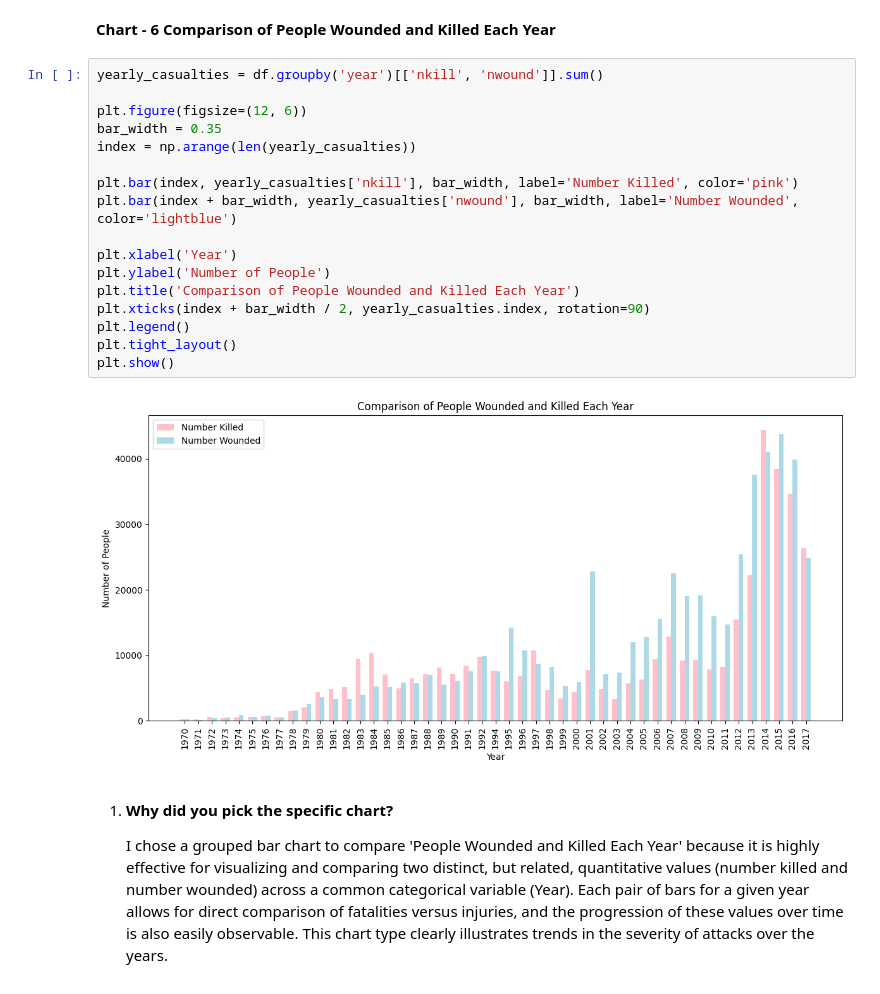
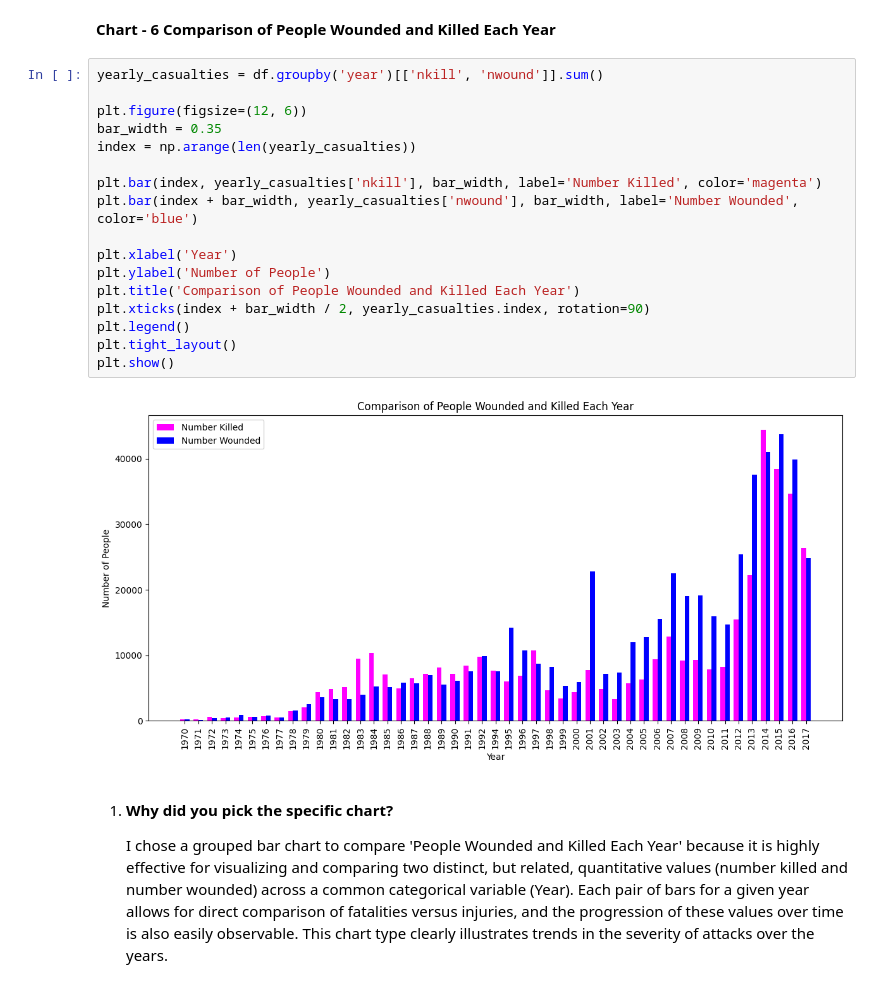
Before and after one commit to Adiba101/DS-ASSIGNMENT3-TERRORISM-, a Jupyter notebook: DS_Assignment3.ipynb, the cells around one changed output. Drawn from its saved outputs; the diff is of its cells as text.

```diff
--- a/DS_Assignment3.ipynb
+++ b/DS_Assignment3.ipynb
@@ -991,22 +996,22 @@ plt.show()
 # %%
 yearly_casualties = df.groupby('year')[['nkill', 'nwound']].sum()
 
 plt.figure(figsize=(12, 6))
 bar_width = 0.35
 index = np.arange(len(yearly_casualties))
 
-plt.bar(index, yearly_casualties['nkill'], bar_width, label='Number Killed', color='pink')
-plt.bar(index + bar_width, yearly_casualties['nwound'], bar_width, label='Number Wounded', color='lightblue')
+plt.bar(index, yearly_casualties['nkill'], bar_width, label='Number Killed', color='magenta')
+plt.bar(index + bar_width, yearly_casualties['nwound'], bar_width, label='Number Wounded', color='blue')
 
 plt.xlabel('Year')
 plt.ylabel('Number of People')
 plt.title('Comparison of People Wounded and Killed Each Year')
 plt.xticks(index + bar_width / 2, yearly_casualties.index, rotation=90)
 plt.legend()
 plt.tight_layout()
 plt.show()
 # %% [output]
-[figure, old version]
+[figure, new version]
 # %% [markdown]
 
 1. **Why did you pick the specific chart?**
```
Also changed, not shown: parts of 55 cells of this notebook.
